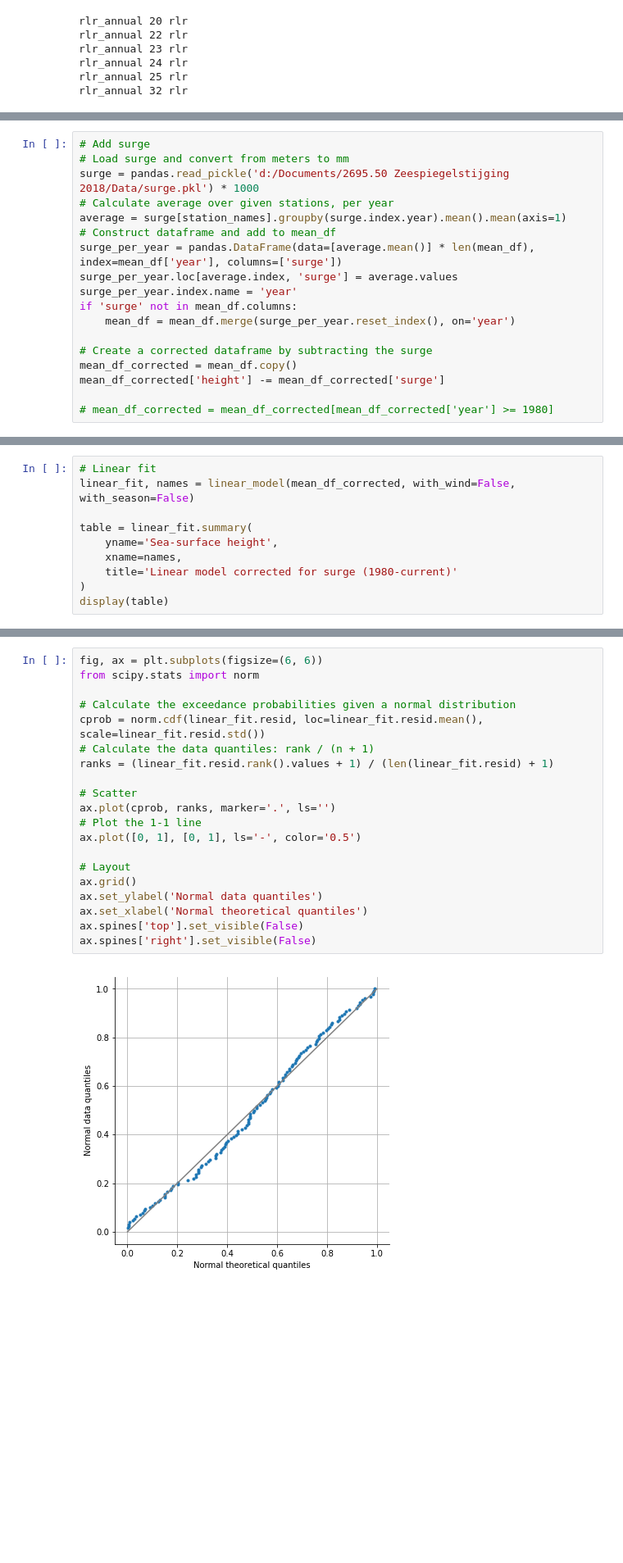
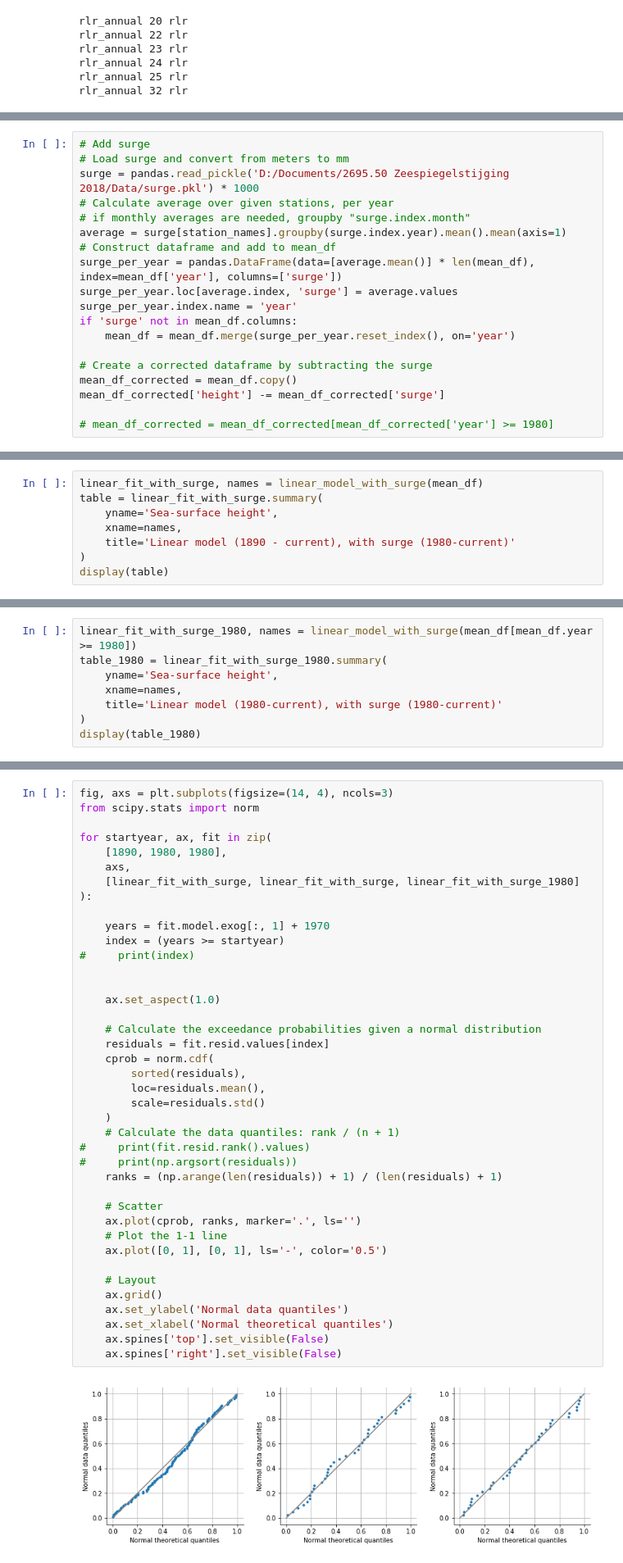
Before and after one commit to openearth/sealevel, a Jupyter notebook: notebooks/analysis/gtsr/Statistical tests.ipynb, the cells around one changed output, grey strips where cells are left out. Shown at 82% size. Cells and saved outputs as stored; diff of their text form; blank space fills up the shorter version.

Commit message:
Additions to statistical tests + correction wind speed for coast direction
- Added content to statistical tests
- Corrected wind speed for direction perpendicular to coast

```diff
--- a/notebooks/analysis/gtsr/Statistical tests.ipynb
+++ b/notebooks/analysis/gtsr/Statistical tests.ipynb
@@ -87,8 +100,9 @@ Stations of which the data is used: Vlissingen, Hoek van holland, Den helder, De
 # %%
 # Add surge
 # Load surge and convert from meters to mm
-surge = pandas.read_pickle('d:/Documents/2695.50 Zeespiegelstijging 2018/Data/surge.pkl') * 1000
+surge = pandas.read_pickle('D:/Documents/2695.50 Zeespiegelstijging 2018/Data/surge.pkl') * 1000
 # Calculate average over given stations, per year
+# if monthly averages are needed, groupby "surge.index.month"
 average = surge[station_names].groupby(surge.index.year).mean().mean(axis=1)
 # Construct dataframe and add to mean_df
 surge_per_year = pandas.DataFrame(data=[average.mean()] * len(mean_df), index=mean_df['year'], columns=['surge'])
@@ -105,11 +139,9 @@ mean_df_corrected['height'] -= mean_df_corrected['surge']
 # %%
-# Linear fit
-linear_fit, names = linear_model(mean_df_corrected, with_wind=False, with_season=False)
-
-table = linear_fit.summary(
+linear_fit_with_surge, names = linear_model_with_surge(mean_df)
+table = linear_fit_with_surge.summary(
     yname='Sea-surface height',
     xname=names,
-    title='Linear model corrected for surge (1980-current)'
+    title='Linear model (1890 - current), with surge (1980-current)'
 )
 display(table)
 # %% [output]
@@ -138,0 +170,8 @@ The first check is for the normality of the residuals. To check this visually, w
+# %%
+linear_fit_with_surge_1980, names = linear_model_with_surge(mean_df[mean_df.year >= 1980])
+table_1980 = linear_fit_with_surge_1980.summary(
+    yname='Sea-surface height',
+    xname=names,
+    title='Linear model (1980-current), with surge (1980-current)'
+)
+display(table_1980)
@@ -139,22 +227,42 @@ The first check is for the normality of the residuals. To check this visually, w
 # %%
-fig, ax = plt.subplots(figsize=(6, 6))
+fig, axs = plt.subplots(figsize=(14, 4), ncols=3)
 from scipy.stats import norm
 
-# Calculate the exceedance probabilities given a normal distribution
-cprob = norm.cdf(linear_fit.resid, loc=linear_fit.resid.mean(), scale=linear_fit.resid.std())
-# Calculate the data quantiles: rank / (n + 1)
-ranks = (linear_fit.resid.rank().values + 1) / (len(linear_fit.resid) + 1)
+for startyear, ax, fit in zip(
+    [1890, 1980, 1980],
+    axs,
+    [linear_fit_with_surge, linear_fit_with_surge, linear_fit_with_surge_1980]
+):
 
-# Scatter
-ax.plot(cprob, ranks, marker='.', ls='')
-# Plot the 1-1 line
-ax.plot([0, 1], [0, 1], ls='-', color='0.5')
+    years = fit.model.exog[:, 1] + 1970
+    index = (years >= startyear)
+#     print(index)
 
-# Layout
-ax.grid()
-ax.set_ylabel('Normal data quantiles')
-ax.set_xlabel('Normal theoretical quantiles')
-ax.spines['top'].set_visible(False)
-ax.spines['right'].set_visible(False)
+
+    ax.set_aspect(1.0)
+
+    # Calculate the exceedance probabilities given a normal distribution
+    residuals = fit.resid.values[index]
+    cprob = norm.cdf(
+        sorted(residuals),
+        loc=residuals.mean(),
+        scale=residuals.std()
+    )
+    # Calculate the data quantiles: rank / (n + 1)
+#     print(fit.resid.rank().values)
+#     print(np.argsort(residuals))
+    ranks = (np.arange(len(residuals)) + 1) / (len(residuals) + 1)
+
+    # Scatter
+    ax.plot(cprob, ranks, marker='.', ls='')
+    # Plot the 1-1 line
+    ax.plot([0, 1], [0, 1], ls='-', color='0.5')
+
+    # Layout
+    ax.grid()
+    ax.set_ylabel('Normal data quantiles')
+    ax.set_xlabel('Normal theoretical quantiles')
+    ax.spines['top'].set_visible(False)
+    ax.spines['right'].set_visible(False)
 # %% [output]
-[figure, old version]
+[figure, new version]
```
Also changed, not shown: parts of 25 cells of this notebook, 3 other files.
